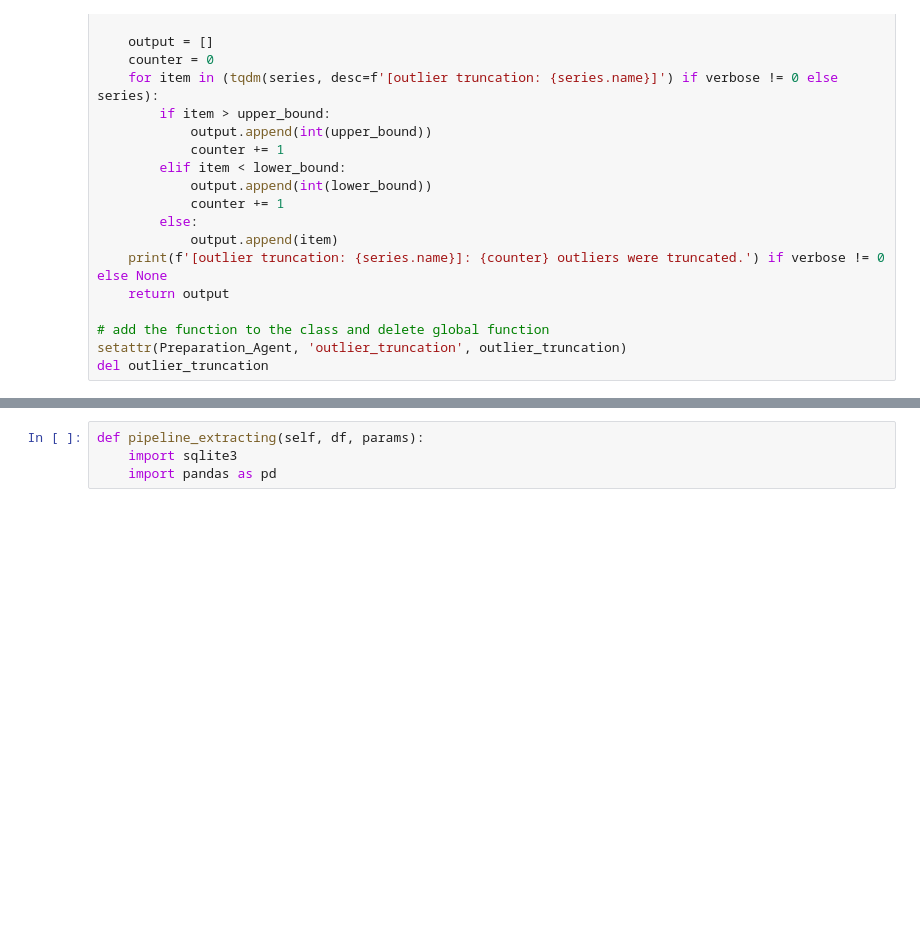
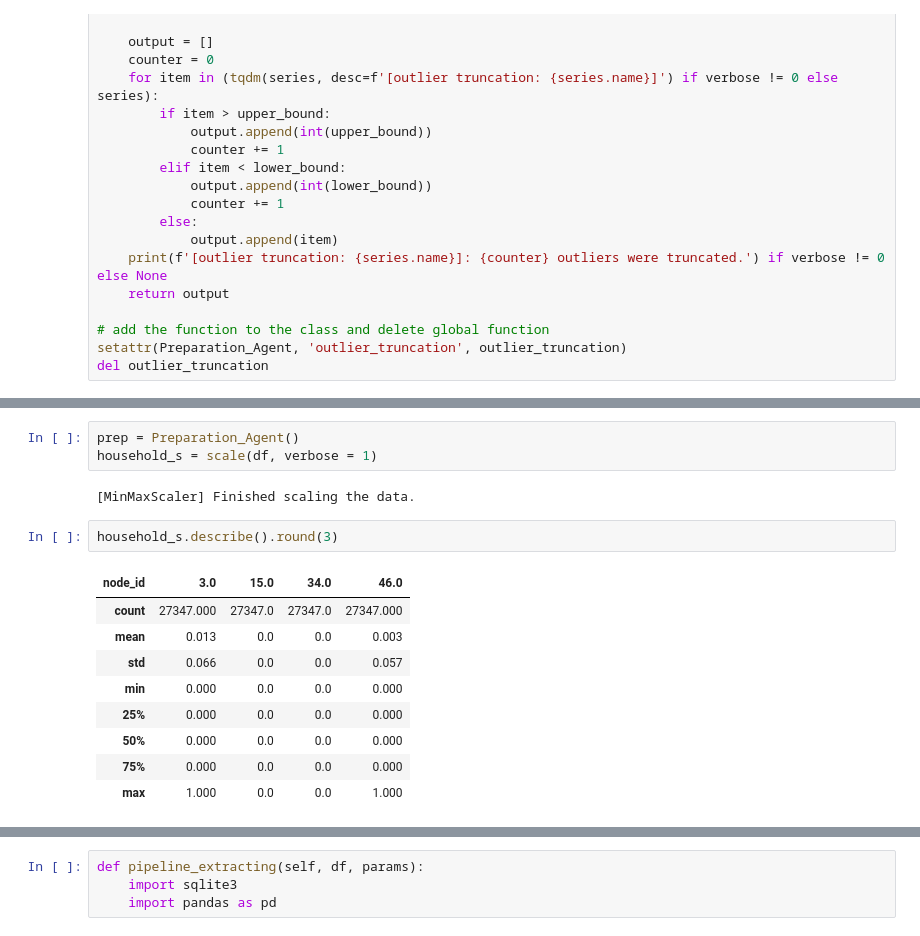
Before and after one commit to sonyaarom/Seminar-Information-Systems, a Jupyter notebook: getting_the_data.ipynb, the cells around one changed output, grey strips where cells are left out. Drawn from its saved outputs; the diff is of its cells as text; blank space fills up the shorter version.

```diff
--- a/getting_the_data.ipynb
+++ b/getting_the_data.ipynb
@@ -165,0 +180,17 @@ REFIT_df.rename()
+# %%
+prep = Preparation_Agent()
+household_s = scale(df, verbose = 1)
+# %% [output]
+[MinMaxScaler] Finished scaling the data.
+# %%
+household_s.describe().round(3)
+# %% [output]
+| node_id | 3.0 | 15.0 | 34.0 | 46.0 |
+| count | 27347.000 | 27347.0 | 27347.0 | 27347.000 |
+| mean | 0.013 | 0.0 | 0.0 | 0.003 |
+| std | 0.066 | 0.0 | 0.0 | 0.057 |
+| min | 0.000 | 0.0 | 0.0 | 0.000 |
+| 25% | 0.000 | 0.0 | 0.0 | 0.000 |
+| 50% | 0.000 | 0.0 | 0.0 | 0.000 |
+| 75% | 0.000 | 0.0 | 0.0 | 0.000 |
+| max | 1.000 | 0.0 | 0.0 | 1.000 |
```
Also changed, not shown: parts of 29 cells of this notebook.
